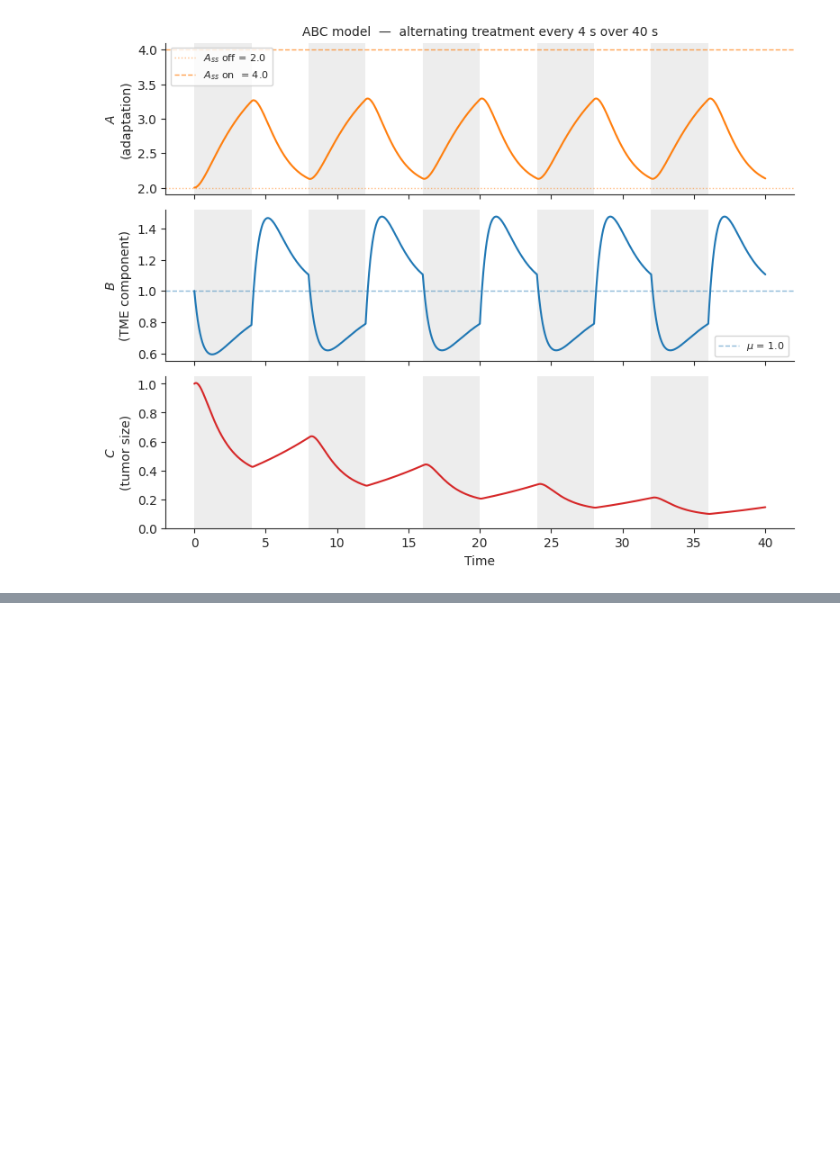
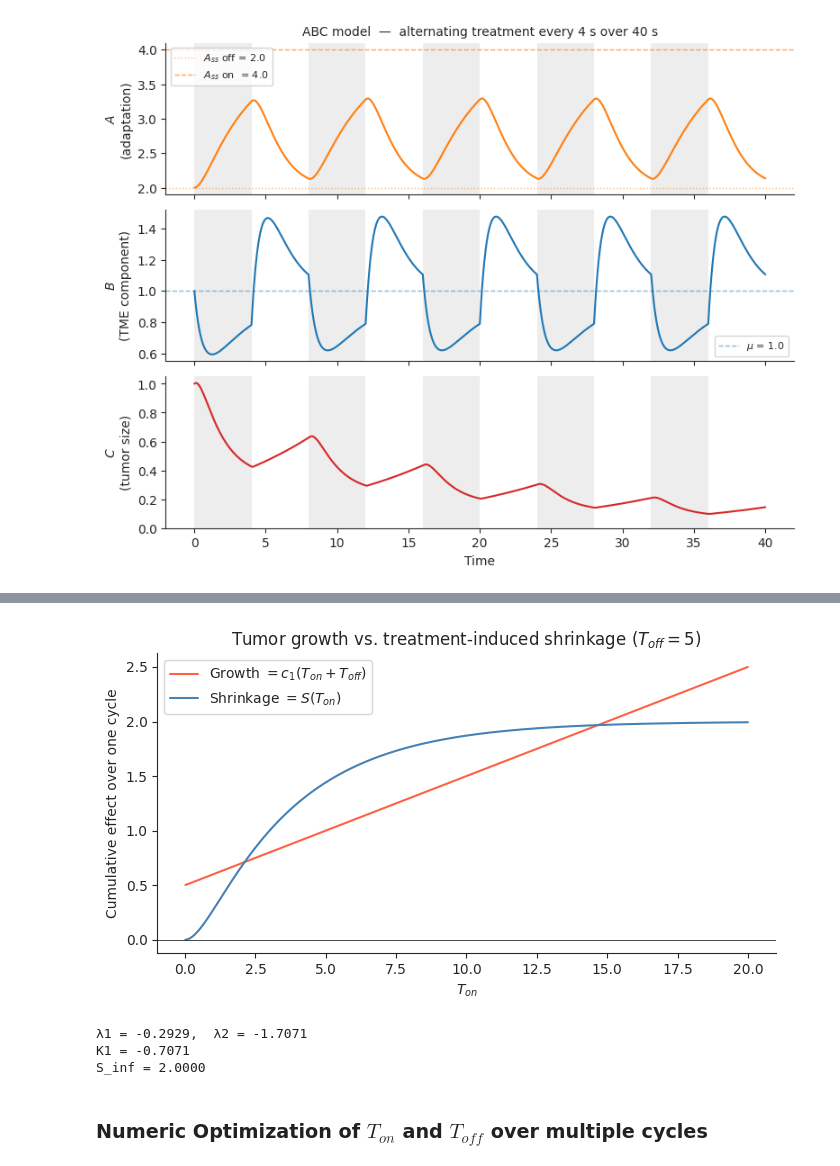
Before and after one commit to Liamir/autodiff-control, a Jupyter notebook: notebooks/abc_model.ipynb, the cells around one changed output, grey strips where cells are left out. Saved outputs shown, nothing was run; the diff lists cells and outputs as text; code cells hidden in the pictures; blank space fills up the shorter version.

Commit message:
abc and angiogenesis figure

```diff
--- a/notebooks/abc_model.ipynb
+++ b/notebooks/abc_model.ipynb
@@ -1227,2 +385,53 @@ Analytical optimal T1 = 5.950,  J* = 0.12099
+# %%
+import numpy as np
+import matplotlib.pyplot as plt
+
+# ── Parameters (from parameter cell above) ───────────────────────────
+T_off = 5.0          # Toff = 5 * tau_off, where tau_off = 1/|lambda_off| = 1
+
+# On-treatment eigenvalues
+disc = b2**2 - 4 * a1 * b1_on
+lam1 = (-b2 + np.sqrt(disc)) / 2   # less negative
+lam2 = (-b2 - np.sqrt(disc)) / 2   # more negative
+
+# K1 constant
+K1 = b2 * mu * (b1_on / b1 - 1) / (lam1 - lam2)
+
+# ── Curves as functions of Ton ────────────────────────────────────────
+Ton = np.linspace(0.01, 20, 500)
+
+growth   = c1 * (Ton + T_off)
+shrinkage = -c2 * K1 * (
+    np.exp(lam1 * Ton) / lam1 - np.exp(lam2 * Ton) / lam2
+    - 1/lam1 + 1/lam2
+)
+
+# ── Plot ──────────────────────────────────────────────────────────────
+fig, ax = plt.subplots(figsize=(7, 4))
+
+ax.plot(Ton, growth,    label=r'Growth $= c_1(T_{on} + T_{off})$',    color='tomato')
+ax.plot(Ton, shrinkage, label=r'Shrinkage $= S(T_{on})$', color='steelblue')
+
+ax.axhline(0, color='k', linewidth=0.5)
+ax.set_xlabel(r'$T_{on}$')
+ax.set_ylabel('Cumulative effect over one cycle')
+ax.set_title(r'Tumor growth vs. treatment-induced shrinkage ($T_{off}=5$)')
+ax.legend()
+ax.spines['top'].set_visible(False)
+ax.spines['right'].set_visible(False)
+
+plt.tight_layout()
+plt.show()
+
+print(f"λ1 = {lam1:.4f},  λ2 = {lam2:.4f}")
+print(f"K1 = {K1:.4f}")
+print(f"S_inf = {-c2 * K1 * (-1/lam1 + 1/lam2):.4f}")
+# %% [output]
+[figure, added]
+λ1 = -0.2929,  λ2 = -1.7071
+K1 = -0.7071
+S_inf = 2.0000
+# %% [markdown]
+### Numeric Optimization of $T_{on}$ and $T_{off}$ over multiple cycles
 # %%
 from scipy.optimize import minimize
```
Also changed, not shown: parts of 29 cells of this notebook, 11 other files.
